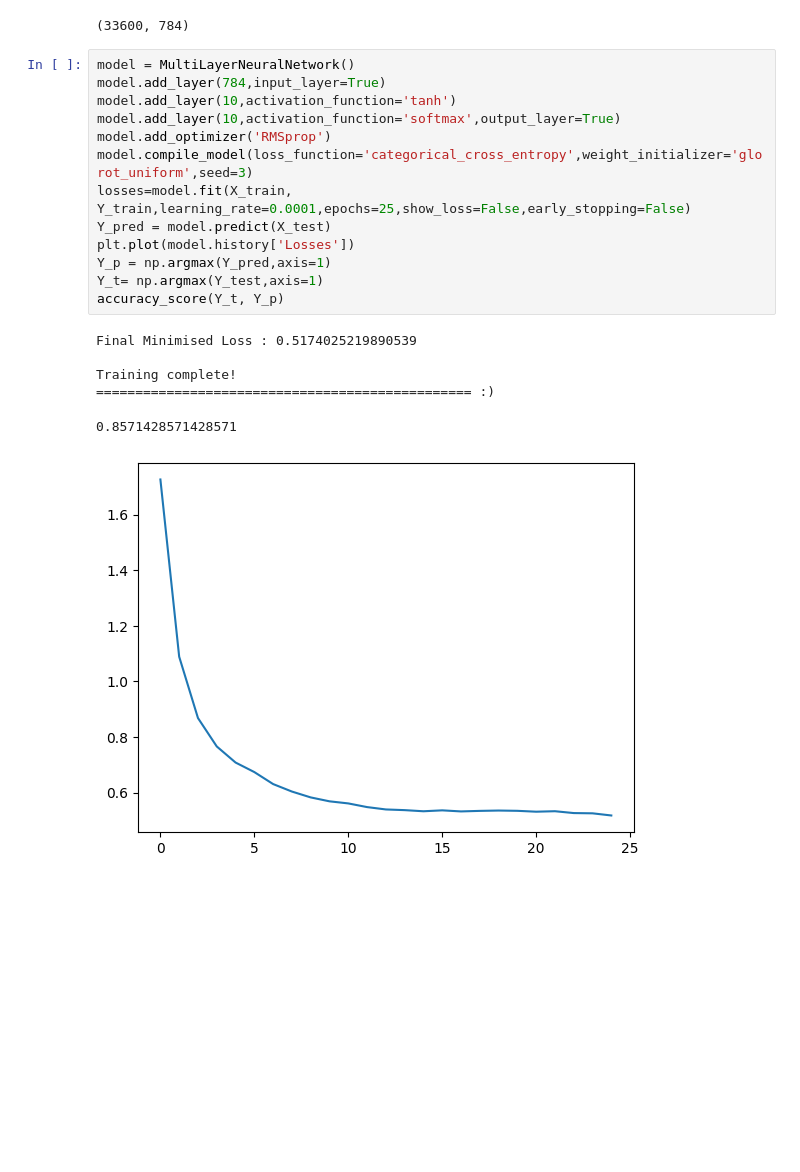
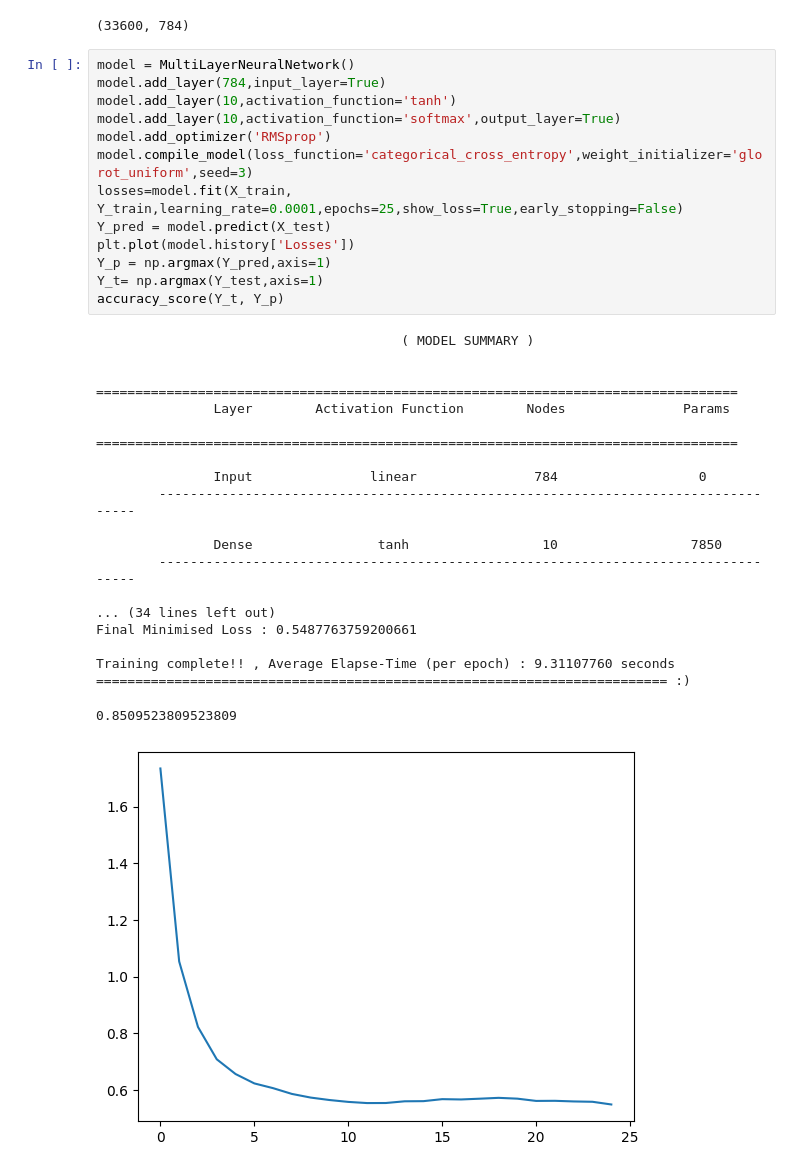
Before and after one commit to ankit869/Multilayer-Neural-Network, a Jupyter notebook: mnist_test.ipynb, the cells around one changed output. Saved outputs shown, nothing was run; the diff lists cells and outputs as text; blank space fills up the shorter version.

```diff
--- a/mnist_test.ipynb
+++ b/mnist_test.ipynb
@@ -36,23 +36,36 @@ X_train.shape
 # %%
 model = MultiLayerNeuralNetwork()
 model.add_layer(784,input_layer=True)
 model.add_layer(10,activation_function='tanh')
 model.add_layer(10,activation_function='softmax',output_layer=True)
 model.add_optimizer('RMSprop')
 model.compile_model(loss_function='categorical_cross_entropy',weight_initializer='glorot_uniform',seed=3)
-losses=model.fit(X_train, Y_train,learning_rate=0.0001,epochs=25,show_loss=False,early_stopping=False)
+losses=model.fit(X_train, Y_train,learning_rate=0.0001,epochs=25,show_loss=True,early_stopping=False)
 Y_pred = model.predict(X_test)
 plt.plot(model.history['Losses'])
 Y_p = np.argmax(Y_pred,axis=1)
 Y_t= np.argmax(Y_test,axis=1)
 accuracy_score(Y_t, Y_p)
 # %% [output]
-Final Minimised Loss : 0.5174025219890539
+                                       ( MODEL SUMMARY )
 
-Training complete!
-================================================ :)
+        ==================================================================================
+               Layer        Activation Function        Nodes               Params
+        ==================================================================================
+
+               Input               linear               784                  0
+        ----------------------------------------------------------------------------------
+
+               Dense                tanh                 10                 7850
+        ----------------------------------------------------------------------------------
+
+... (34 lines left out)
+Final Minimised Loss : 0.5487763759200661
+
+Training complete!! , Average Elapse-Time (per epoch) : 9.31107760 seconds
+========================================================================= :)
-0.8571428571428571
+0.8509523809523809
-[figure, old version]
+[figure, new version]
 # %%
 import tensorflow
 from tensorflow import keras
```
Also changed, not shown: parts of 1 cell of this notebook, 6 other files.
